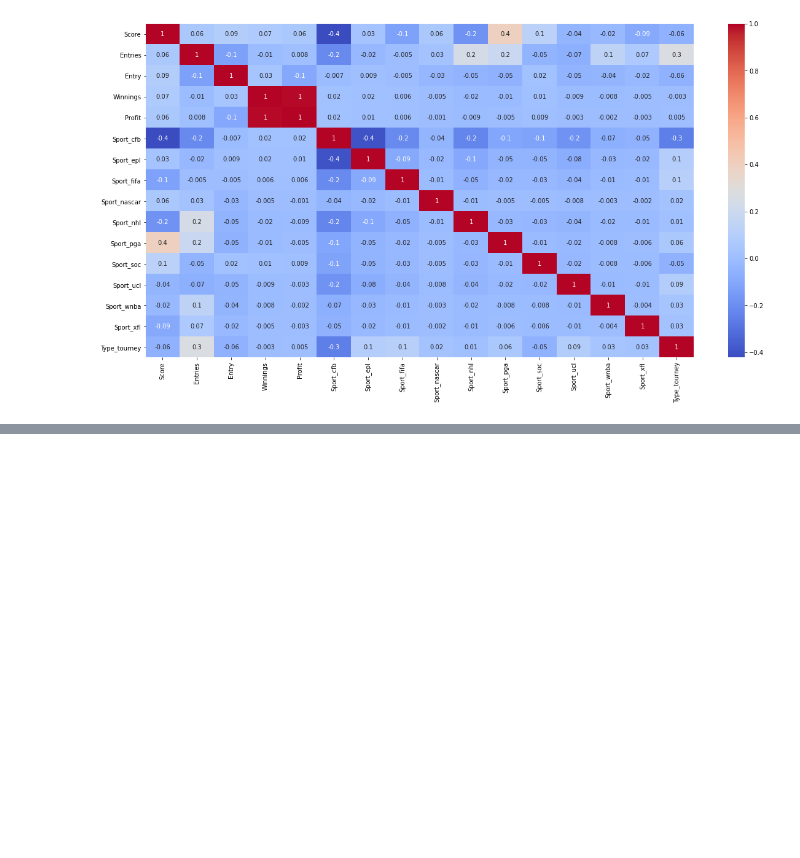
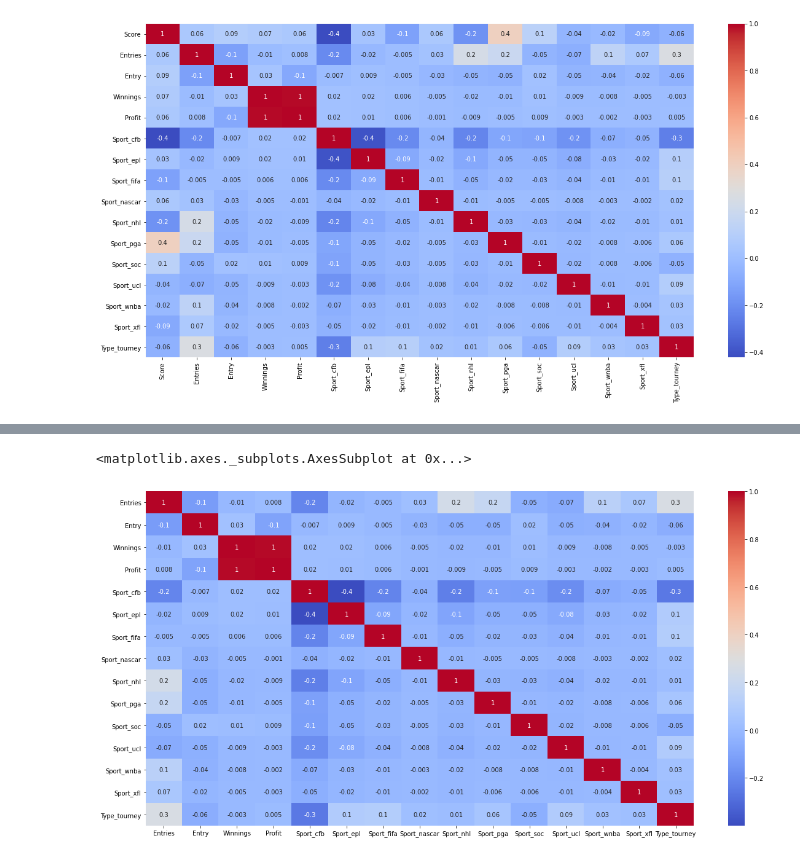
Before and after one commit to triolinho/verbose-octo-sniffle, a Jupyter notebook: fanduel_notebook.ipynb, the cells around one changed output, grey strips where cells are left out. Drawn from its saved outputs; the diff is of its cells as text; code cells hidden in the pictures; blank space fills up the shorter version.

```diff
--- a/fanduel_notebook.ipynb
+++ b/fanduel_notebook.ipynb
@@ -736,0 +752,10 @@ sns.heatmap(od_corr, annot=True, fmt='.1g', cmap= 'coolwarm')
+# %%
+fd_od_2 = fd_od.drop(columns=['Score'])
+# %%
+od_corr_2 = fd_od_2.corr()
+# %%
+plt.figure(figsize=(20,10))
+sns.heatmap(od_corr_2, annot=True, fmt='.1g', cmap= 'coolwarm')
+# %% [output]
+<matplotlib.axes._subplots.AxesSubplot at 0x...>
+[figure, added]
```
Also changed, not shown: parts of 2 cells of this notebook.
